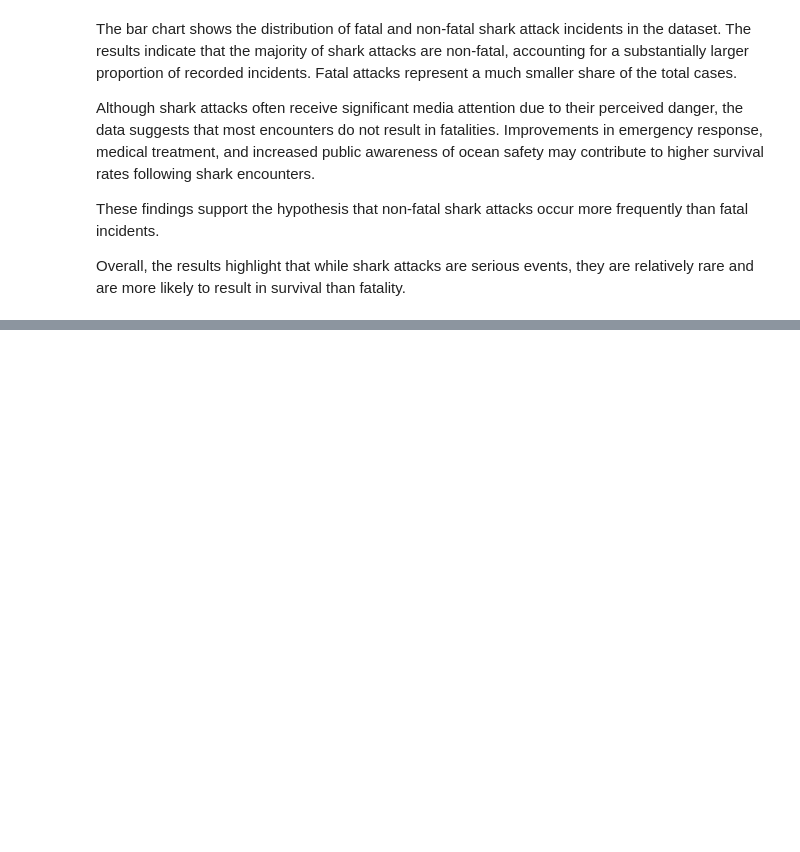
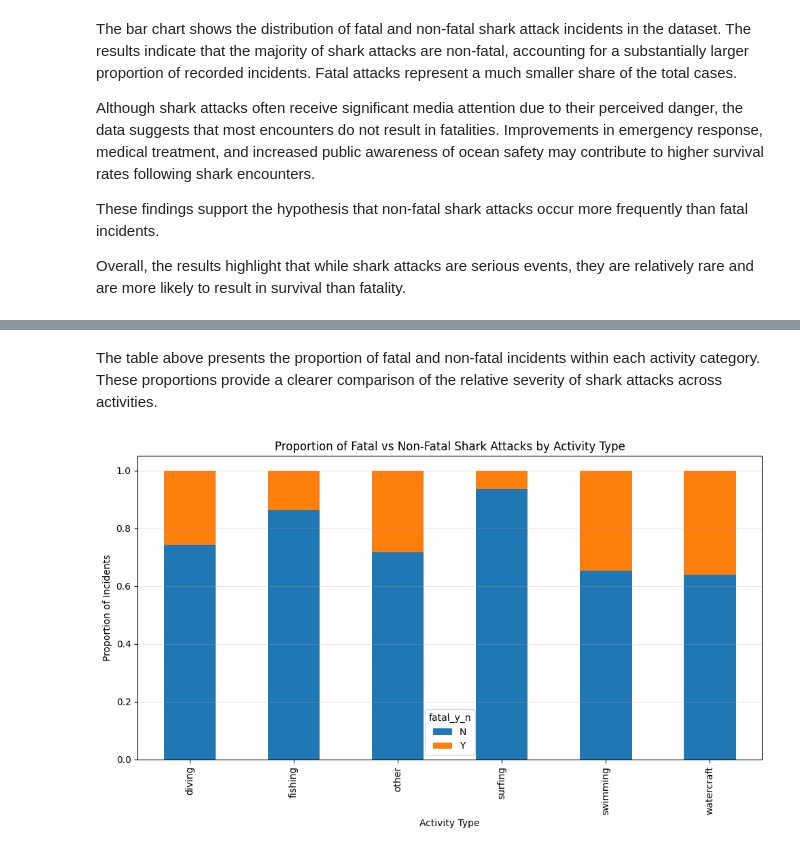
Before and after one commit to szm2701/shark-attack-data-dashboard, a Jupyter notebook: jupyter_notebooks/shark_attack_analysis.ipynb, the cells around one changed output, grey strips where cells are left out. Saved outputs shown, nothing was run; the diff lists cells and outputs as text; code cells hidden in the pictures; blank space fills up the shorter version.

```diff
--- a/jupyter_notebooks/shark_attack_analysis.ipynb
+++ b/jupyter_notebooks/shark_attack_analysis.ipynb
@@ -1200,0 +1288,10 @@ Overall, the results highlight that while shark attacks are serious events, they
+# %%
+# Create a cross-tabulation comparing activity type and fatality outcome.
+# This shows the number of fatal and non-fatal incidents for each activity group.
+
+activity_fatal = pd.crosstab(df["activity_group"], df["fatal_y_n"])
+
+
+# Display the table to inspect the distribution.
+
+activity_fatal
@@ -1200,0 +1309,9 @@ Overall, the results highlight that while shark attacks are serious events, they
+# %%
+# Convert the cross-tabulation into percentages so that the proportion of fatal and non-fatal incidents can be compared across activities.
+
+activity_fatal_pct = activity_fatal.div(activity_fatal.sum(axis=1), axis=0)
+
+
+# Display percentage table.
+
+activity_fatal_pct
@@ -1200,0 +1327,44 @@ Overall, the results highlight that while shark attacks are serious events, they
+# %% [markdown]
+The table above presents the proportion of fatal and non-fatal incidents within each activity category. These proportions provide a clearer comparison of the relative severity of shark attacks across activities.
+# %%
+# Create a stacked bar chart to visualise the proportion of fatal and non-fatal shark attack incidents across different human activity categories.
+
+# Using proportions rather than raw counts allows a fair comparison between activities, even when the total number of incidents differs across activity types.
+
+activity_fatal_pct.plot(
+    kind="bar",      # Display the data as a bar chart
+    stacked=True,    # Stack fatal and non-fatal proportions
+    figsize=(10,6)   # Set figure size for readability
+)
+
+
+# Add a descriptive title explaining what the chart represents.
+
+plt.title("Proportion of Fatal vs Non-Fatal Shark Attacks by Activity Type")
+
+
+# Label the horizontal axis to indicate the activity categories.
+
+plt.xlabel("Activity Type")
+
+
+# Label the vertical axis to indicate that values represent proportions.
+
+plt.ylabel("Proportion of Incidents")
+
+
+# Add light horizontal gridlines to make it easier to compare the proportions between activities.
+
+plt.grid(axis="y", alpha=0.3)
+
+
+# Adjust layout so labels and title fit neatly within the figure.
+
+plt.tight_layout()
+
+
+# Display the completed chart.
+
+plt.show()
+# %% [output]
+[figure, added]
```
Also changed, not shown: parts of 10 cells of this notebook.
